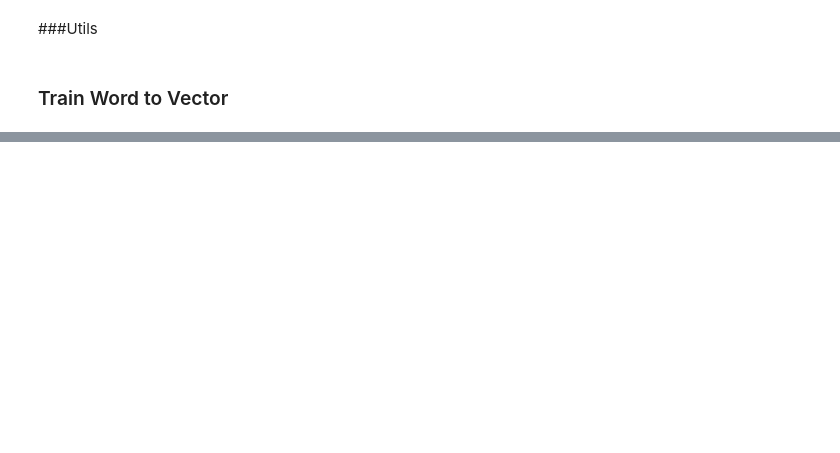
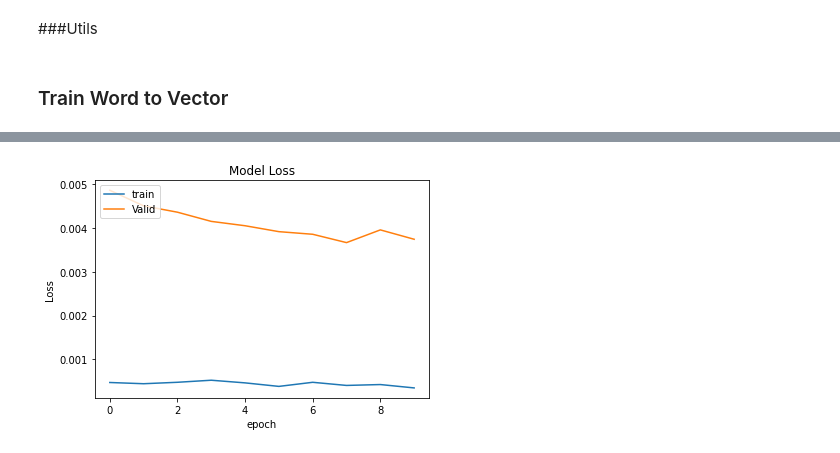
Before and after one commit to kin0969/ML-Homework, a Jupyter notebook: Twitter_RNN.ipynb, the cells around one changed output, grey strips where cells are left out. Drawn from its saved outputs; the diff is of its cells as text; code cells hidden in the pictures; blank space fills up the shorter version.

```diff
--- a/Twitter_RNN.ipynb
+++ b/Twitter_RNN.ipynb
@@ -7,6 +9,8 @@ drive.mount('/content/gdrive')
 training_label="/content/gdrive/My Drive/Colab Notebooks/ML Homework/RNN 2020/Raw Data/"+"training_label.txt"
 training_nolabel="/content/gdrive/My Drive/Colab Notebooks/ML Homework/RNN 2020/Raw Data/"+"training_nolabel.txt"
 testing_data="/content/gdrive/My Drive/Colab Notebooks/ML Homework/RNN 2020/Raw Data/"+"testing_data.txt"
+w2v_model='w2v_hw_label_text.model'
+W2v_dimension=250
 
 predict="/content/gdrive/My Drive/Colab Notebooks/ML Homework/RNN 2020/Result/"+"predict.csv"
 general_result_path="/content/gdrive/My Drive/Colab Notebooks/ML Homework/RNN 2020/Result/"
@@ -108,0 +205,18 @@ Saving models
+# %%
+# pytorch 的 Dataset class
+# init 後 data 就會自己分成batch, 就可以用for讀曬佢
+#一定要實作此3個class, 才能使用dataloader
+import torch
+from torch.utils import data
+
+class TwitterDataset(data.Dataset):
+  def __init__(self, X,y):
+    self.data=X
+    self.label=y
+
+  def __getitem__(self, idx):
+    if self.label is None: return self.data[idx]
+    return self.data[idx],self.label[idx]
+
+  def __len__(self):
+    return len(self.data)
@@ -108,0 +394,59 @@ Saving models
+# %%
+import os
+import torch
+from torch import nn
+
+# 通過 torch.cuda.is_available() 的回傳值進行判斷是否有使用 GPU 的環境，如果有的話 device 就設為 "cuda"，沒有的話就設為 "cpu"
+device=torch.device("cuda" if torch.cuda.is_available() else "cpu")
+# 總參數設定
+sen_len=20
+fix_embedding_Flag=True # fix embedding during training
+batch_size=200  #留意Dataloader有drop_last參數，預設為false,即不能整除時則最後batch會較少，所以建議設定成可整除 Train 及 Valid的資金料量
+epoch=10
+lr=0.001
+LSTM_hidden_dim=150
+dropout=0.5
+
+
+
+
+print ("\n Loading Data for model training \n")
+train_x,y=load_training_data(training_label,'Y')
+train_x_no_label=load_training_data(training_nolabel,'N')
+
+# 製作 embedding 及 training data map進去
+dict_mapping=Dict_mapping(train_x, sen_len, general_result_path+w2v_model)
+embedding_matrix = dict_mapping.make_dict_embedding(load=True)  # Build dictonary word embedding
+train_x = dict_mapping.sentences_word2idx()  #把train 的sentence map 入 embedding
+y = dict_mapping.labels_to_tensor(y)
+
+print ("\n train_x {}\n ".format(train_x.shape) )
+
+# Initial model
+model=LSTM_Net(embedding_matrix,embedding_dim=W2v_dimension,hidden_dim=LSTM_hidden_dim,num_layers=1,dropout=dropout,fix_embedding=fix_embedding_Flag)
+model= model.to(device)  # device 為"cuda"的話，model 會使用GPU，但餵進去的 inputs 也需要是 cuda tensor
+# train_x.cuda()
+# y.cuda()
+
+# 把 data 分為 training data 跟 validation data
+# 雖然 train_x 的size 係([200000, 20])，但取資料時如果全取可省略直行index
+X_train, X_val, y_train, y_val = train_x[:180000], train_x[180000:], y[:180000], y[180000:]
+
+# 把 data 做成 dataset 供 dataloader 取用
+train_dataset = TwitterDataset(X=X_train, y=y_train)
+val_dataset = TwitterDataset(X=X_val, y=y_val)
+
+# 把 data 轉成 batch of tensors
+train_loader = torch.utils.data.DataLoader(dataset = train_dataset,
+                                            batch_size = batch_size,
+                                            shuffle = True,
+                                            num_workers = 8)
+
+val_loader = torch.utils.data.DataLoader(dataset = val_dataset,
+                                            batch_size = batch_size,
+                                            shuffle = False,
+                                            num_workers = 8)
+
+# 開始訓練
+training(batch_size, epoch, lr, general_result_path, train_loader, val_loader, model, device)
+# %% [output]
@@ -108,0 +486 @@ Saving models
+[figure, added]
```
Also changed, not shown: parts of 18 cells of this notebook.
